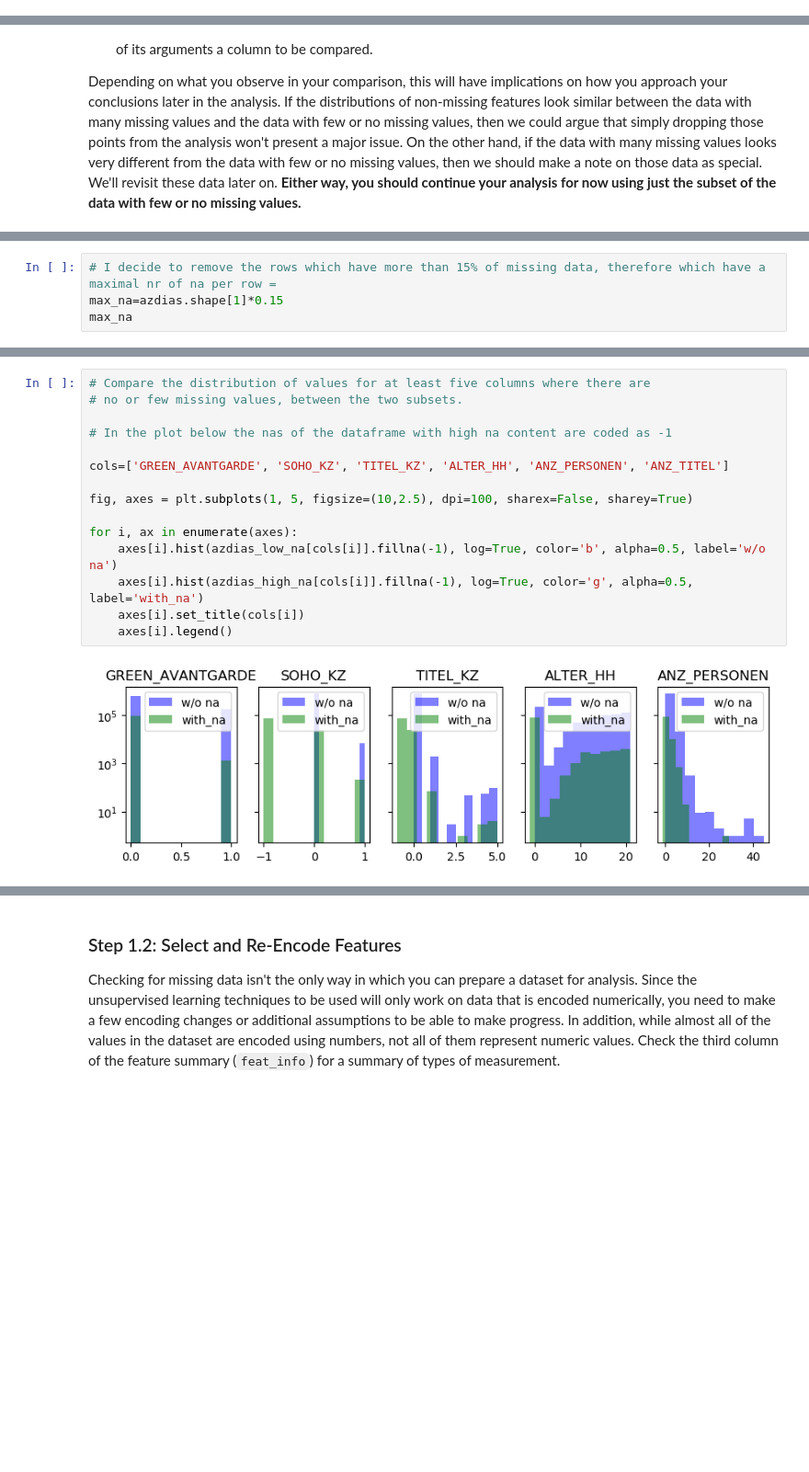
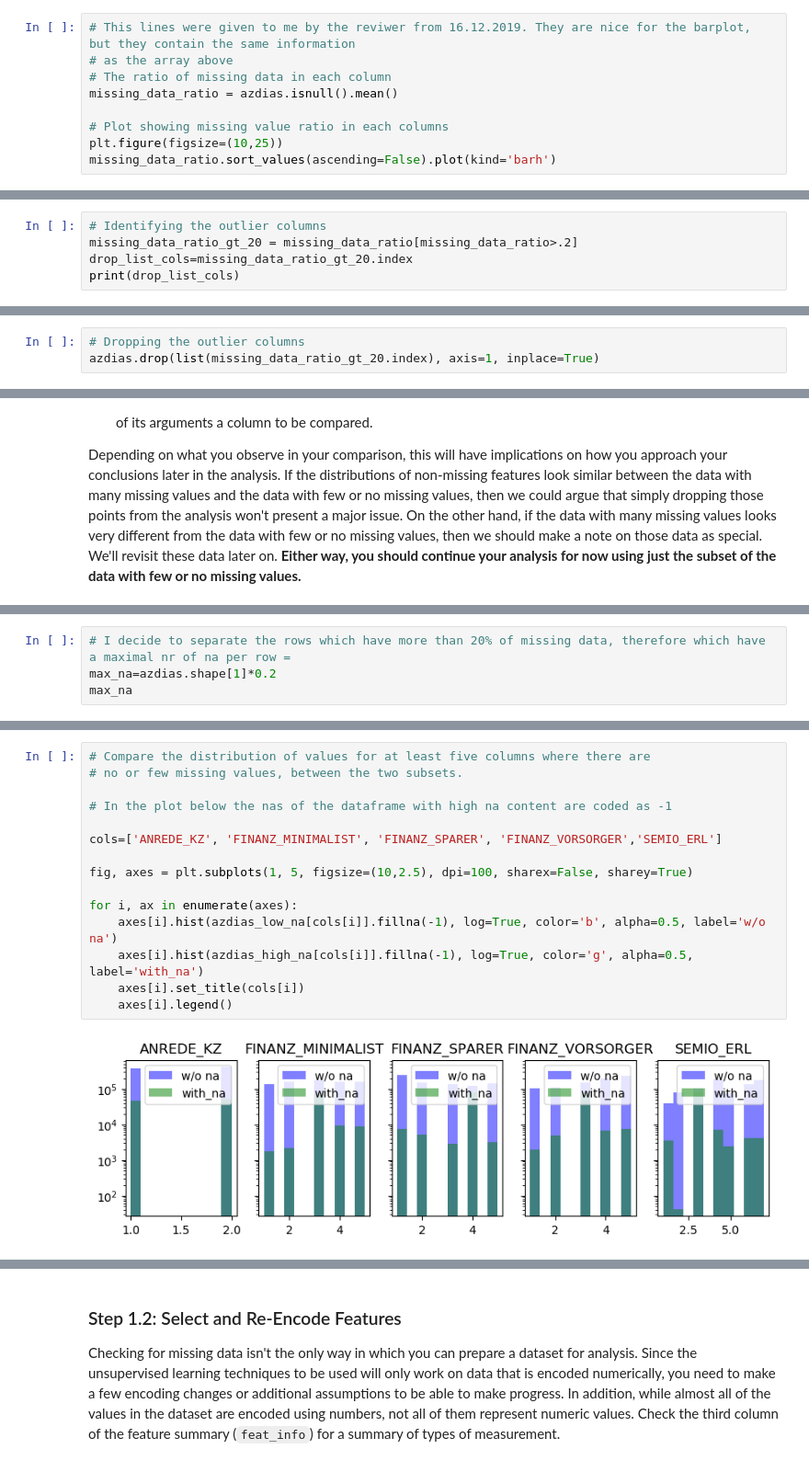
Before and after one commit to htorodriguez/Udacity_Identify_Customers_Segments, a Jupyter notebook: Identify_Customer_Segments.ipynb, the cells around one changed output, grey strips where cells are left out. Shown: that part at 92% size. Cells and saved outputs as stored; diff of their text form; blank space fills up the shorter version.

Commit message:
Upload after corrections
Corrected the bug in the NaN introduction. Now I remove 6 columns that have more thatn 20% missing data.

```diff
--- a/Identify_Customer_Segments.ipynb
+++ b/Identify_Customer_Segments.ipynb
@@ -153,0 +123,9 @@ array([  0.        ,   0.32326438,   0.54464605,   2.05874862,
+# %%
+# This lines were given to me by the reviwer from 16.12.2019. They are nice for the barplot, but they contain the same information
+# as the array above
+# The ratio of missing data in each column
+missing_data_ratio = azdias.isnull().mean()
+
+# Plot showing missing value ratio in each columns
+plt.figure(figsize=(10,25))
+missing_data_ratio.sort_values(ascending=False).plot(kind='barh')
@@ -153,0 +135,5 @@ array([  0.        ,   0.32326438,   0.54464605,   2.05874862,
+# %%
+# Identifying the outlier columns
+missing_data_ratio_gt_20 = missing_data_ratio[missing_data_ratio>.2]
+drop_list_cols=missing_data_ratio_gt_20.index
+print(drop_list_cols)
@@ -154,3 +144,6 @@ array([  0.        ,   0.32326438,   0.54464605,   2.05874862,
+# %%
+# Dropping the outlier columns
+azdias.drop(list(missing_data_ratio_gt_20.index), axis=1, inplace=True)
 # %% [markdown]
 #### Discussion 1.1.2: Assess Missing Data in Each Column
 
@@ -191,5 +188,5 @@ array([ 0.        ,  0.01515152,  0.03030303,  0.04545455,  0.06060606,
 # %%
-# I decide to remove the rows which have more than 15% of missing data, therefore which have a maximal nr of na per row =
-max_na=azdias.shape[1]*0.15
+# I decide to separate the rows which have more than 20% of missing data, therefore which have a maximal nr of na per row =
+max_na=azdias.shape[1]*0.2
 max_na
 # %% [output]
@@ -226,20 +219,20 @@ Index(['ANREDE_KZ', 'CJT_GESAMTTYP', 'FINANZ_MINIMALIST', 'FINANZ_SPARER',
 # %%
 # Compare the distribution of values for at least five columns where there are
 # no or few missing values, between the two subsets.
 
 # In the plot below the nas of the dataframe with high na content are coded as -1
 
-cols=['GREEN_AVANTGARDE', 'SOHO_KZ', 'TITEL_KZ', 'ALTER_HH', 'ANZ_PERSONEN', 'ANZ_TITEL']
+cols=['ANREDE_KZ', 'FINANZ_MINIMALIST', 'FINANZ_SPARER', 'FINANZ_VORSORGER','SEMIO_ERL']
 
 fig, axes = plt.subplots(1, 5, figsize=(10,2.5), dpi=100, sharex=False, sharey=True)
 
 for i, ax in enumerate(axes):
     axes[i].hist(azdias_low_na[cols[i]].fillna(-1), log=True, color='b', alpha=0.5, label='w/o na')
     axes[i].hist(azdias_high_na[cols[i]].fillna(-1), log=True, color='g', alpha=0.5, label='with_na')
     axes[i].set_title(cols[i])
     axes[i].legend()
 # %% [output]
-[figure, old version]
+[figure, new version]
 # %% [markdown]
 #### Discussion 1.1.3: Assess Missing Data in Each Row
 
```
Also changed, not shown: parts of 58 cells of this notebook, 1 other file.
